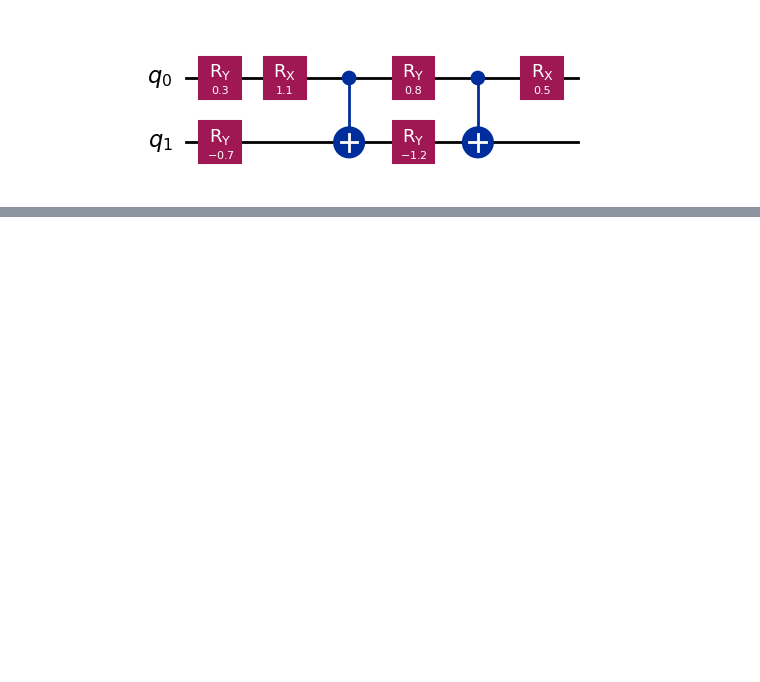
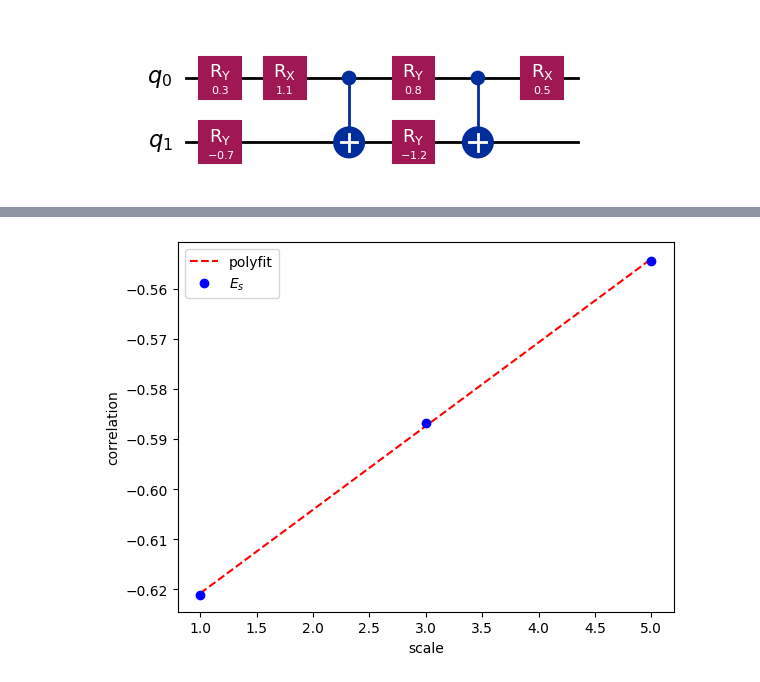
Before and after one commit to TheoHUETQC/quantum-error-mitigation, a Jupyter notebook: zero_noise_extrapolation.ipynb, the cells around one changed output, grey strips where cells are left out. Cells and saved outputs as stored; diff of their text form; code cells hidden in the pictures; blank space fills up the shorter version.

```diff
--- a/zero_noise_extrapolation.ipynb
+++ b/zero_noise_extrapolation.ipynb
@@ -209,0 +303,32 @@ Kristan Temme, Sergey Bravyi, and Jay M. Gambetta
+# %%
+shots = 10000
+p = 0.005 # on prend un p vraiment petit
+
+qc = initialize_circuit()
+E_ideal = ideal_correlation(qc, shots)
+
+s_range = [1, 3, 5]
+
+def zne(qc:QuantumCircuit, p:float, scales:list=[1, 3, 5], shots:int=10000) -> np.ndarray:
+  correlation_s_list = []
+  for s in scales :
+    qc_folded_temp = fold_circuit(qc, s)
+    rho = simulate_noise(qc_folded_temp, p, shots)
+    correlation_s_list.append(compute_correlation_density_matrix(rho)) # calcul des E_s
+  return np.array(correlation_s_list)
+
+E_s = zne(qc, p, s_range, shots)
+
+# on veut visuelement voir si nos point represente une droite
+coeffs = np.polyfit(s_range, E_s, 1)
+linear_eq = np.array(s_range)*coeffs[0]+coeffs[1]
+
+plt.figure()
+plt.plot(s_range, linear_eq, linestyle='--', color="red", label="polyfit")
+plt.plot(s_range, E_s, 'o',color="blue", label="$E_s$")
+plt.legend()
+plt.xlabel("scale")
+plt.ylabel("correlation")
+plt.show()
+# %% [output]
+[figure, added]
```
Also changed, not shown: parts of 46 cells of this notebook, 1 other file.
